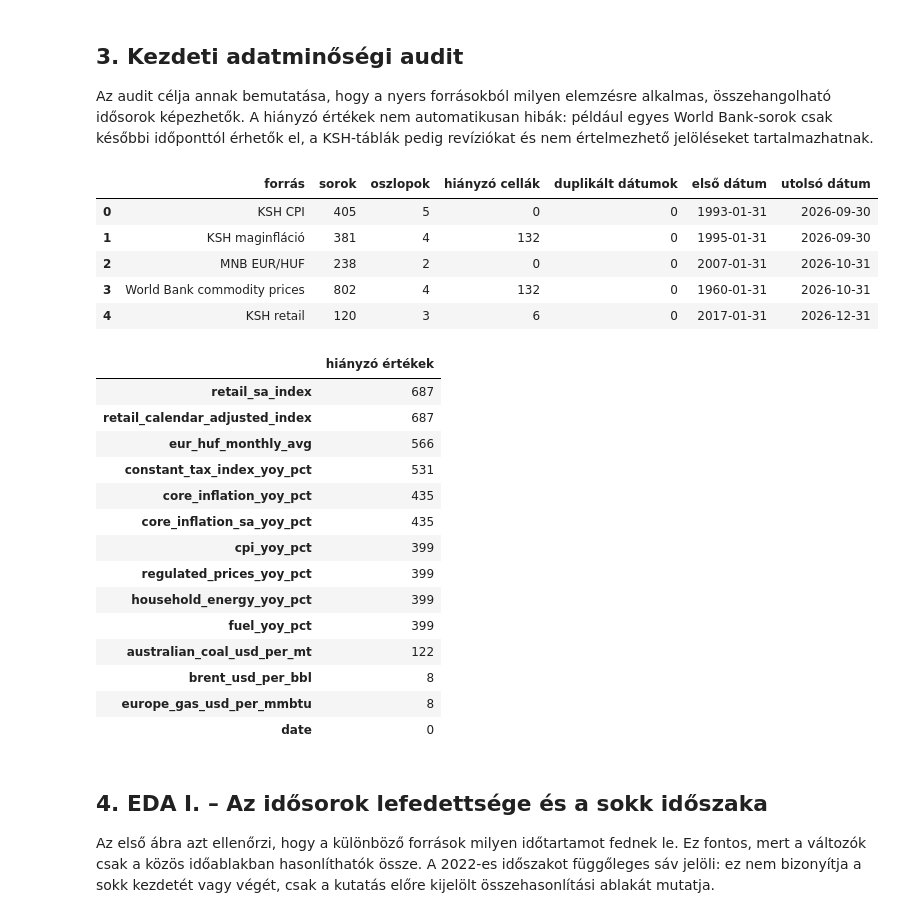
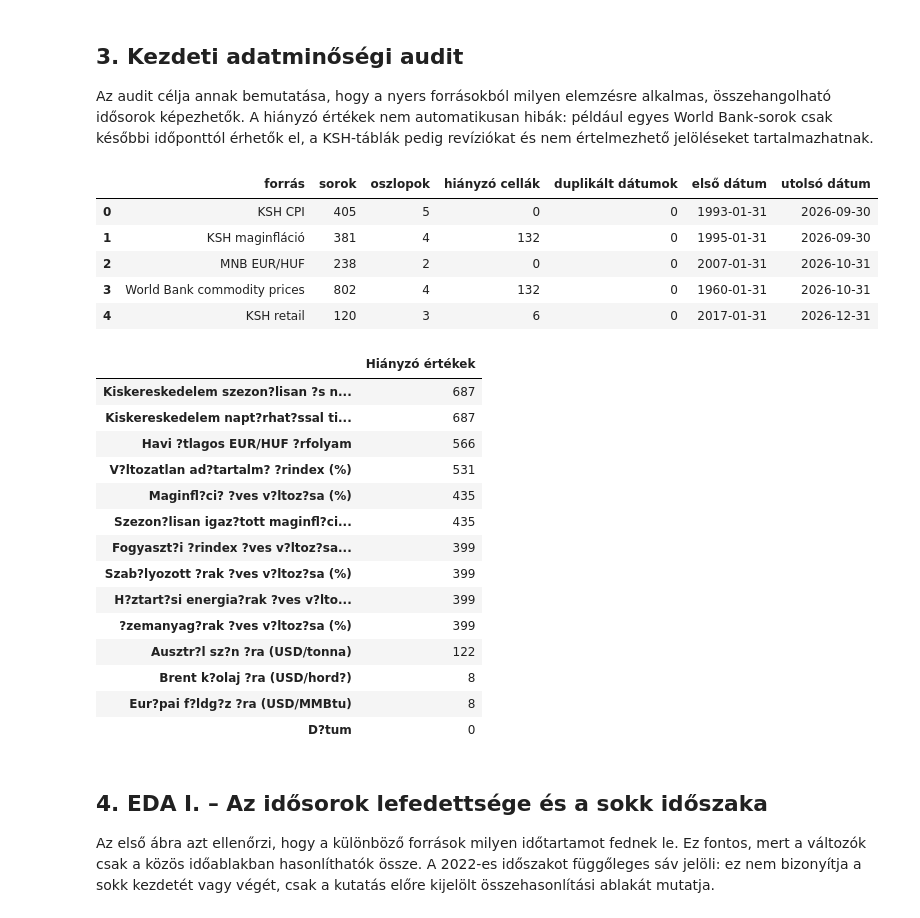
Before and after one commit to Zolester/Data-science-kurzus, a Jupyter notebook: final project/energiavalsag_kutatasi_terv_eda.ipynb, the cells around one changed output. Cells and saved outputs as stored; diff of their text form; code cells hidden in the pictures.

```diff
--- a/final project/energiavalsag_kutatasi_terv_eda.ipynb
+++ b/final project/energiavalsag_kutatasi_terv_eda.ipynb
@@ -145,6 +145,34 @@ def parse_hu_month(value):
 
 def month_end(values):
     return pd.to_datetime(values, errors="coerce").dt.to_period("M").dt.to_timestamp("M")
+
+DISPLAY_NAMES = {
+    "date": "D?tum",
+    "cpi_yoy_pct": "Fogyaszt?i ?rindex ?ves v?ltoz?sa (%)",
+    "core_inflation_yoy_pct": "Maginfl?ci? ?ves v?ltoz?sa (%)",
+    "core_inflation_sa_yoy_pct": "Szezon?lisan igaz?tott maginfl?ci? (%)",
+    "constant_tax_index_yoy_pct": "V?ltozatlan ad?tartalm? ?rindex (%)",
+    "household_energy_yoy_pct": "H?ztart?si energia?rak ?ves v?ltoz?sa (%)",
+    "fuel_yoy_pct": "?zemanyag?rak ?ves v?ltoz?sa (%)",
+    "regulated_prices_yoy_pct": "Szab?lyozott ?rak ?ves v?ltoz?sa (%)",
+    "brent_usd_per_bbl": "Brent k?olaj ?ra (USD/hord?)",
+    "europe_gas_usd_per_mmbtu": "Eur?pai f?ldg?z ?ra (USD/MMBtu)",
+    "australian_coal_usd_per_mt": "Ausztr?l sz?n ?ra (USD/tonna)",
+    "eur_huf_monthly_avg": "Havi ?tlagos EUR/HUF ?rfolyam",
+    "base_rate_pct": "Jegybanki alapkamat (%)",
+    "retail_calendar_adjusted_index": "Kiskereskedelem napt?rhat?ssal tiszt?tott index",
+    "retail_sa_index": "Kiskereskedelem szezon?lisan ?s napt?rhat?ssal tiszt?tott index",
+}
+
+def pretty_frame(frame, decimals=2, date_columns=("date",)):
+    out = frame.copy()
+    for column in date_columns:
+        if column in out:
+            out[column] = pd.to_datetime(out[column], errors="coerce").dt.strftime("%Y-%m-%d")
+    out = out.rename(columns=DISPLAY_NAMES)
+    numeric_columns = out.select_dtypes(include="number").columns
+    out[numeric_columns] = out[numeric_columns].round(decimals)
+    return out
 
 def read_cpi(path):
     raw = pd.read_excel(path, sheet_name="12 havi", header=None)
@@ -278,49 +312,51 @@ monthly_sources = {
     "World Bank commodity prices": wb_monthly,
     "KSH retail": retail,
 }
 
 audit_rows = []
 for name, frame in monthly_sources.items():
     audit_rows.append({
         "forrás": name,
         "sorok": len(frame),
         "oszlopok": len(frame.columns),
         "hiányzó cellák": int(frame.isna().sum().sum()),
         "duplikált dátumok": int(frame["date"].duplicated().sum()),
         "első dátum": frame["date"].min(),
         "utolsó dátum": frame["date"].max(),
     })
 audit = pd.DataFrame(audit_rows)
 display(audit)
 
 combined = cpi.merge(core, on="date", how="outer")
 combined = combined.merge(fx, on="date", how="outer")
 combined = combined.merge(wb_monthly, on="date", how="outer")
 combined = combined.merge(retail, on="date", how="outer")
 combined = combined.sort_values("date").reset_index(drop=True)
-display(combined.isna().sum().sort_values(ascending=False).to_frame("hiányzó értékek"))
+missing_summary = combined.isna().sum().sort_values(ascending=False).to_frame("Hiányzó értékek")
+missing_summary.index = missing_summary.index.map(DISPLAY_NAMES.get)
+display(missing_summary)
 # %% [output]
 |  | forrás | sorok | oszlopok | hiányzó cellák | duplikált dátumok | első dátum | utolsó dátum |
 | 0 | KSH CPI | 405 | 5 | 0 | 0 | 1993-01-31 | 2026-09-30 |
 | 1 | KSH maginfláció | 381 | 4 | 132 | 0 | 1995-01-31 | 2026-09-30 |
 | 2 | MNB EUR/HUF | 238 | 2 | 0 | 0 | 2007-01-31 | 2026-10-31 |
 | 3 | World Bank commodity prices | 802 | 4 | 132 | 0 | 1960-01-31 | 2026-10-31 |
 | 4 | KSH retail | 120 | 3 | 6 | 0 | 2017-01-31 | 2026-12-31 |
-|  | hiányzó értékek |
-| retail_sa_index | 687 |
-| retail_calendar_adjusted_index | 687 |
-| eur_huf_monthly_avg | 566 |
-| constant_tax_index_yoy_pct | 531 |
-| core_inflation_yoy_pct | 435 |
-| core_inflation_sa_yoy_pct | 435 |
-| cpi_yoy_pct | 399 |
-| regulated_prices_yoy_pct | 399 |
-| household_energy_yoy_pct | 399 |
-| fuel_yoy_pct | 399 |
-| australian_coal_usd_per_mt | 122 |
-| brent_usd_per_bbl | 8 |
-| europe_gas_usd_per_mmbtu | 8 |
-| date | 0 |
+|  | Hiányzó értékek |
+| Kiskereskedelem szezon?lisan ?s n... | 687 |
+| Kiskereskedelem napt?rhat?ssal ti... | 687 |
+| Havi ?tlagos EUR/HUF ?rfolyam | 566 |
+| V?ltozatlan ad?tartalm? ?rindex (%) | 531 |
+| Maginfl?ci? ?ves v?ltoz?sa (%) | 435 |
+| Szezon?lisan igaz?tott maginfl?ci... | 435 |
+| Fogyaszt?i ?rindex ?ves v?ltoz?sa... | 399 |
+| Szab?lyozott ?rak ?ves v?ltoz?sa (%) | 399 |
+| H?ztart?si energia?rak ?ves v?lto... | 399 |
+| ?zemanyag?rak ?ves v?ltoz?sa (%) | 399 |
+| Ausztr?l sz?n ?ra (USD/tonna) | 122 |
+| Brent k?olaj ?ra (USD/hord?) | 8 |
+| Eur?pai f?ldg?z ?ra (USD/MMBtu) | 8 |
+| D?tum | 0 |
 # %% [markdown]
 ## 4. EDA I. – Az idősorok lefedettsége és a sokk időszaka
 
```
Also changed, not shown: parts of 3 cells of this notebook.
